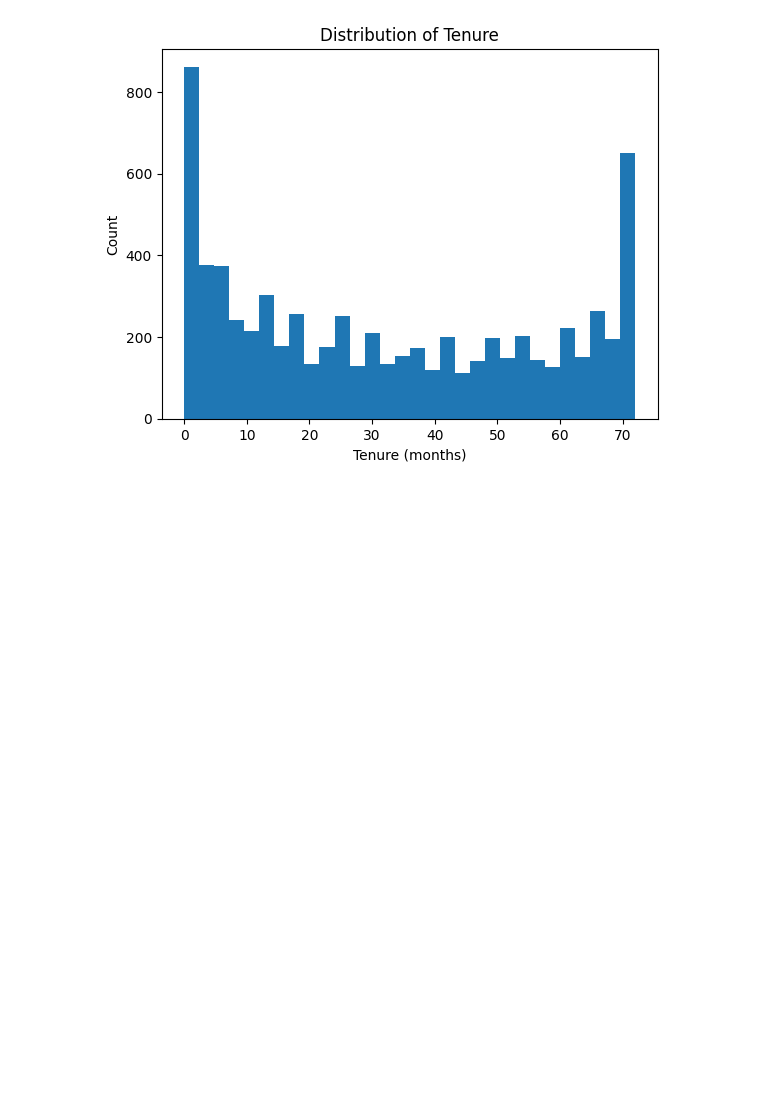
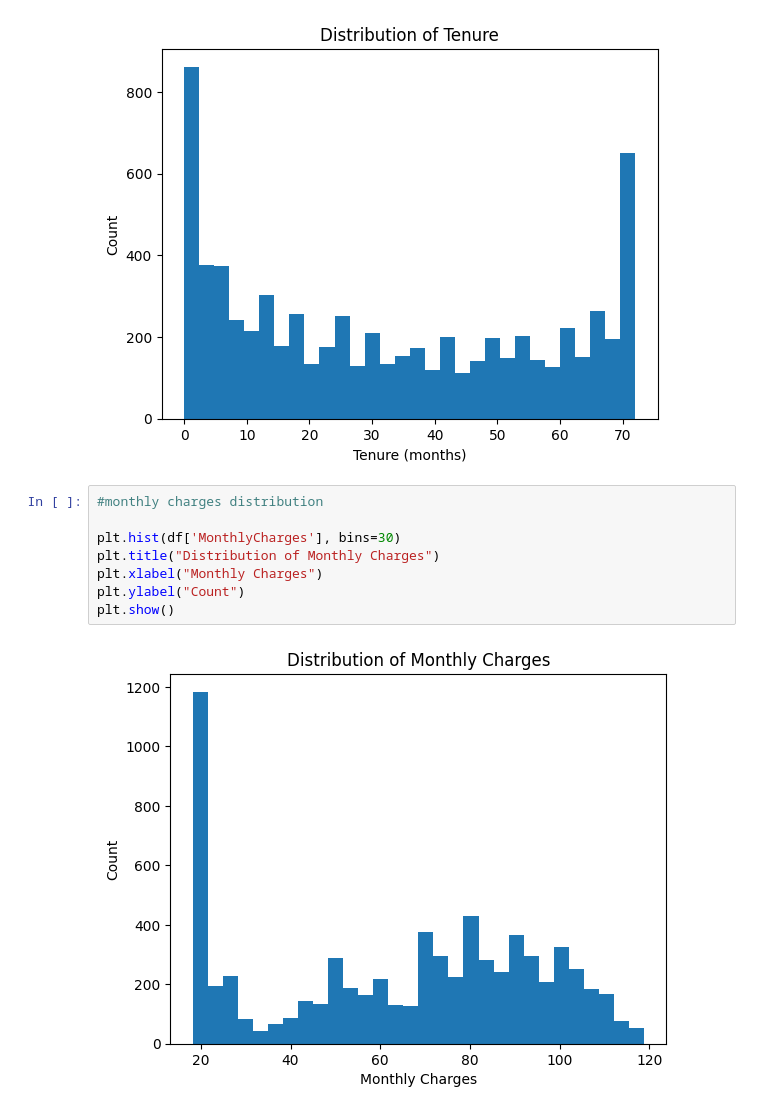
Before and after one commit to sanuli21/telco-churn-project, a Jupyter notebook: churn_prediction.ipynb, the cells around one changed output. Drawn from its saved outputs; the diff is of its cells as text; blank space fills up the shorter version.

Commit message:
Visualized monthly charges distribution

```diff
--- a/churn_prediction.ipynb
+++ b/churn_prediction.ipynb
@@ -178,3 +178,13 @@ plt.ylabel("Count")
 plt.show()
 # %% [output]
 [figure]
+# %%
+#monthly charges distribution
+
+plt.hist(df['MonthlyCharges'], bins=30)
+plt.title("Distribution of Monthly Charges")
+plt.xlabel("Monthly Charges")
+plt.ylabel("Count")
+plt.show()
+# %% [output]
+[figure, added]
```
